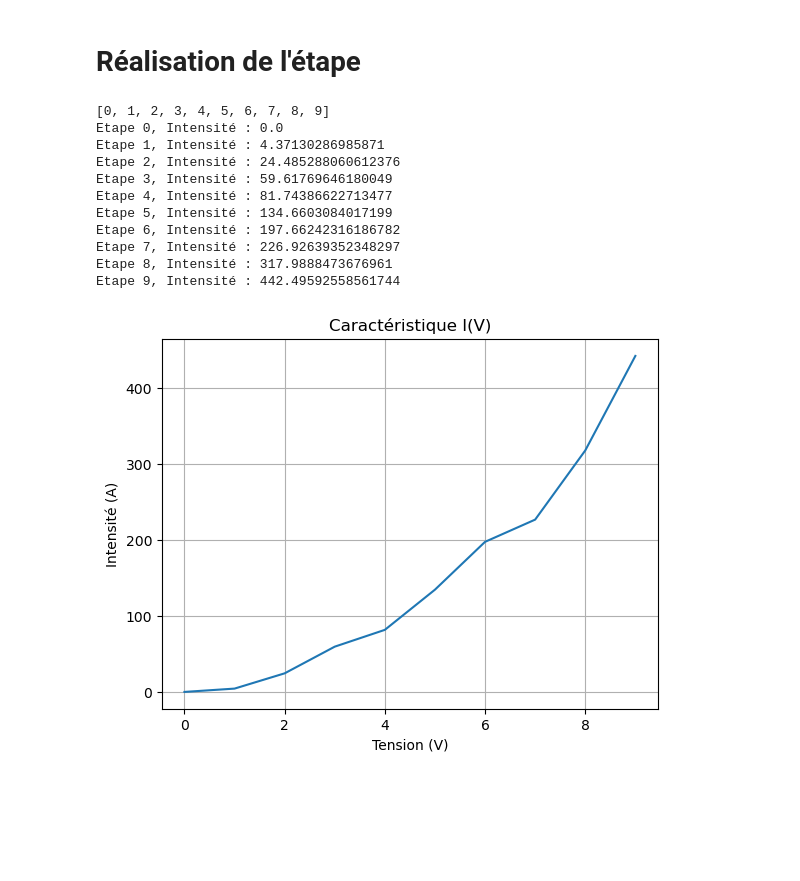
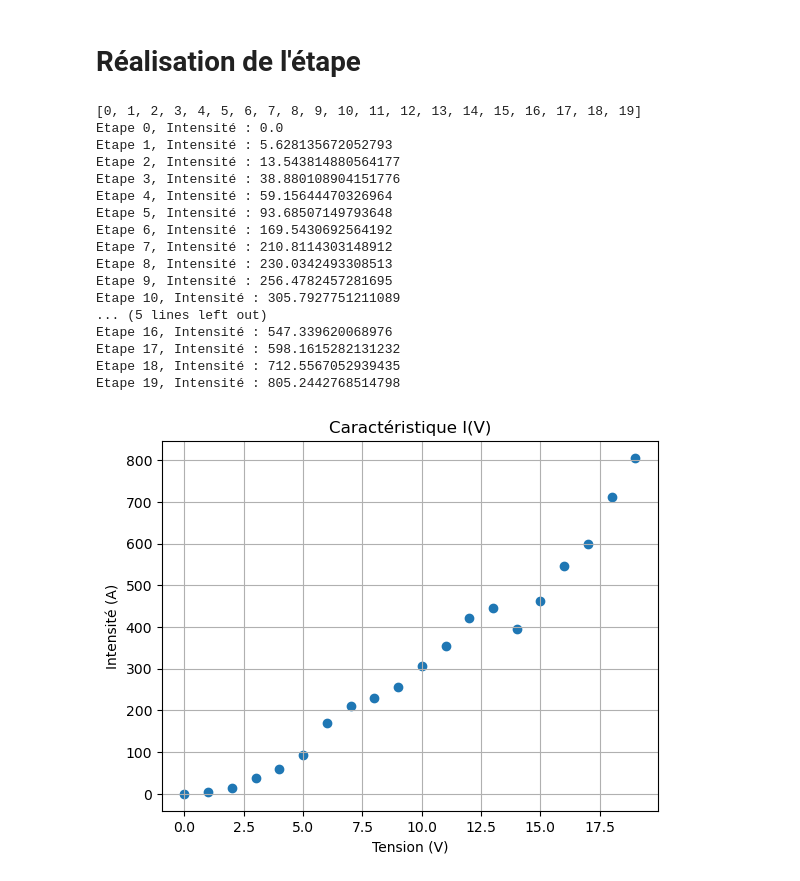
Before and after one commit to pierresara/Memristor2D, a Jupyter notebook: simulation_vf.ipynb, the cells around one changed output. Drawn from its saved outputs; the diff is of its cells as text; code cells hidden in the pictures; blank space fills up the shorter version.

Commit message:
Scatter au lieu de plot sur la caractéristique

```diff
--- a/simulation_vf.ipynb
+++ b/simulation_vf.ipynb
@@ -305,26 +305,32 @@ def simulation(array_V,affiche = True, trace_carac = True):
         if affiche:
             heatmap(electrons)
     if trace_carac:
-        plt.plot(array_V,intense)
+        plt.scatter(array_V,intense)
         plt.xlabel("Tension (V)")
         plt.ylabel("Intensité (A)")
         plt.title("Caractéristique I(V)")
         plt.grid()
         plt.show()
 # %%
-array_V = list(range(0,10))
+array_V = list(range(0,20))
 print(array_V)
 simulation(array_V, affiche = False)
 # %% [output]
-[0, 1, 2, 3, 4, 5, 6, 7, 8, 9]
+[0, 1, 2, 3, 4, 5, 6, 7, 8, 9, 10, 11, 12, 13, 14, 15, 16, 17, 18, 19]
 Etape 0, Intensité : 0.0
-Etape 1, Intensité : 4.37130286985871
-Etape 2, Intensité : 24.485288060612376
-Etape 3, Intensité : 59.61769646180049
-Etape 4, Intensité : 81.74386622713477
-Etape 5, Intensité : 134.6603084017199
-Etape 6, Intensité : 197.66242316186782
-Etape 7, Intensité : 226.92639352348297
-Etape 8, Intensité : 317.9888473676961
-Etape 9, Intensité : 442.49592558561744
+Etape 1, Intensité : 5.628135672052793
+Etape 2, Intensité : 13.543814880564177
+Etape 3, Intensité : 38.880108904151776
+Etape 4, Intensité : 59.15644470326964
+Etape 5, Intensité : 93.68507149793648
+Etape 6, Intensité : 169.5430692564192
+Etape 7, Intensité : 210.8114303148912
+Etape 8, Intensité : 230.0342493308513
+Etape 9, Intensité : 256.4782457281695
+Etape 10, Intensité : 305.7927751211089
+... (5 lines left out)
+Etape 16, Intensité : 547.339620068976
+Etape 17, Intensité : 598.1615282131232
+Etape 18, Intensité : 712.5567052939435
+Etape 19, Intensité : 805.2442768514798
-[figure, old version]
+[figure, new version]
```
